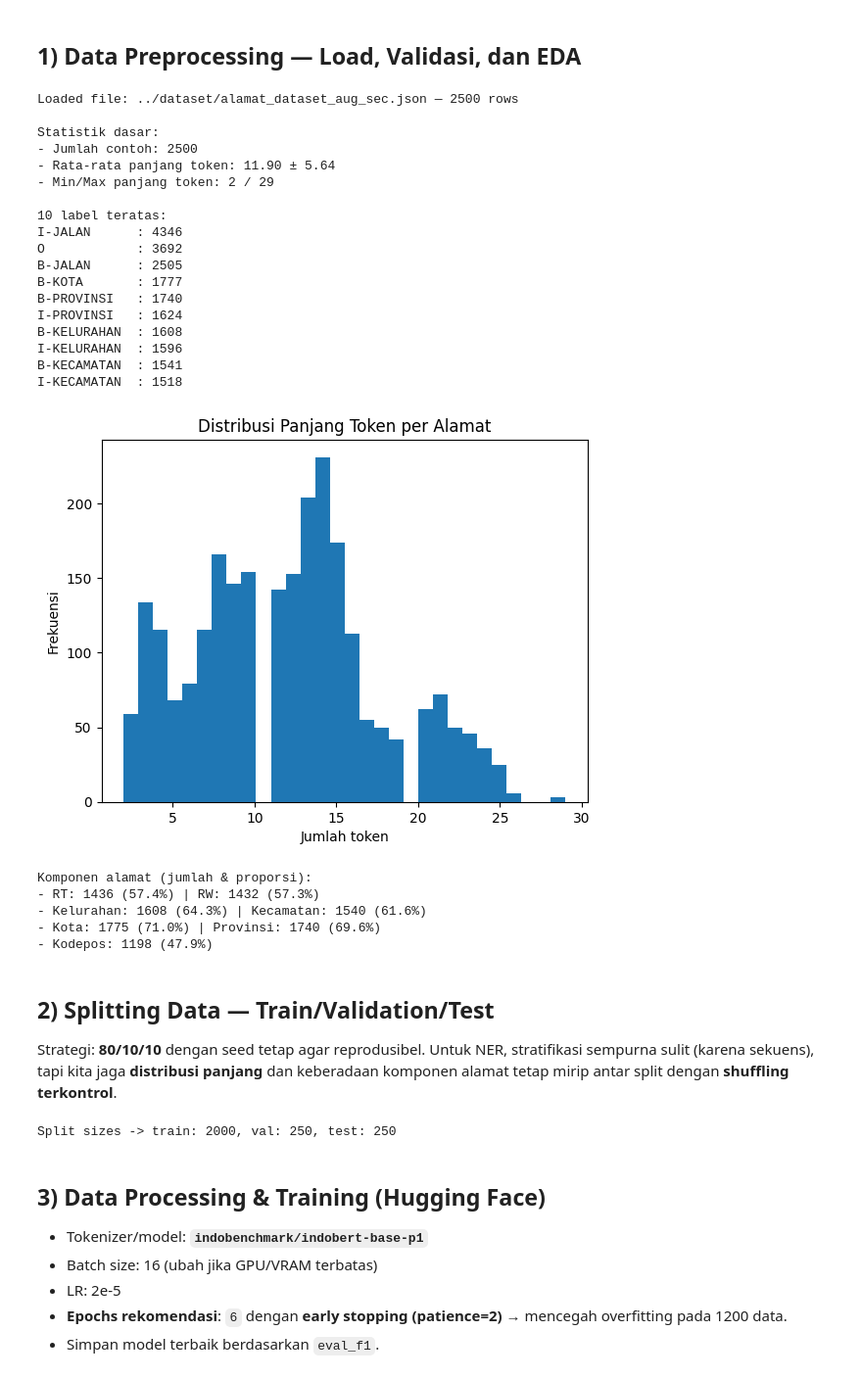
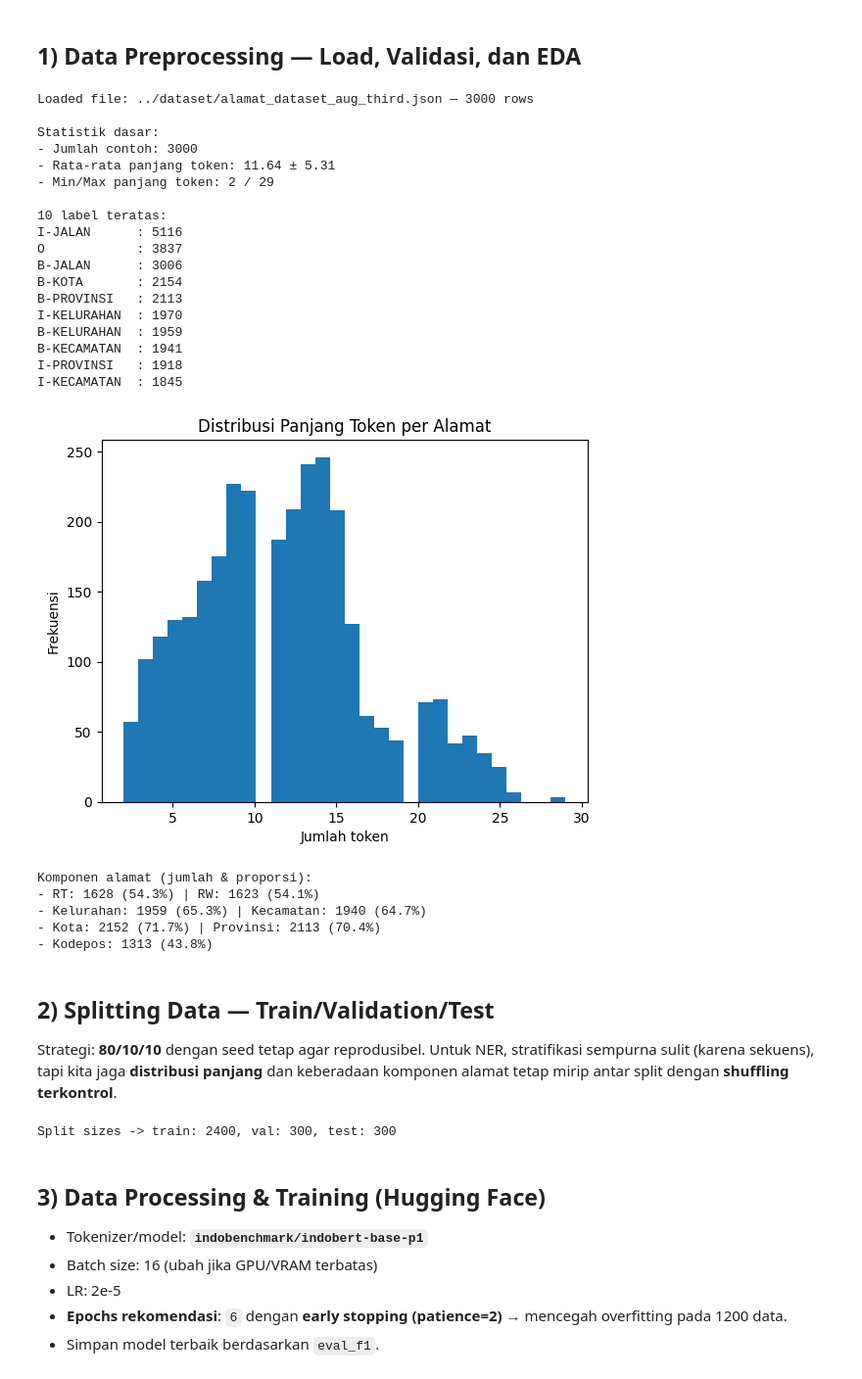
Before and after one commit to JosuaPinem/AddressParsing, a Jupyter notebook: src/model/model.ipynb, the cells around one changed output. Shown: that part at 98% size. Drawn from its saved outputs; the diff is of its cells as text; code cells hidden in the pictures.

```diff
--- a/src/model/model.ipynb
+++ b/src/model/model.ipynb
@@ -40,7 +40,7 @@ MODEL_NAME = "indobenchmark/indobert-base-p1"
 
 # Cari file dataset secara otomatis
 CANDIDATE_FILES = [
-    "../dataset/alamat_dataset_aug_sec.json",  # Lokasi di repo GitHub
+    "../dataset/alamat_dataset_aug_third.json",  # Lokasi di repo GitHub
 ]
 
 data_path = None
@@ -88,52 +88,52 @@ for k, v in label_counts.most_common(10):
 plt.figure()
 plt.hist(token_lens, bins=30)
 plt.title("Distribusi Panjang Token per Alamat")
 plt.xlabel("Jumlah token")
 plt.ylabel("Frekuensi")
 plt.show()
 
 # Info khusus: proporsi yang memiliki RT/RW, Kel/KeC, Kota, Prov
 def has_any(labels: List[str], prefix: str) -> bool:
     return any(l.startswith(prefix) for l in labels)
 
 has_rt = sum(has_any(r["labels"], "B-RT") for r in raw_data)
 has_rw = sum(has_any(r["labels"], "B-RW") for r in raw_data)
 has_kel = sum(has_any(r["labels"], "B-KELURAHAN") for r in raw_data)
 has_kec = sum(has_any(r["labels"], "B-KECAMATAN") for r in raw_data)
 has_kota = sum(has_any(r["labels"], "B-KOTA") for r in raw_data)
 has_prov = sum(has_any(r["labels"], "B-PROVINSI") for r in raw_data)
 has_kodepos = sum(has_any(r["labels"], "B-KODEPOS") for r in raw_data)
 
 print("\nKomponen alamat (jumlah & proporsi):")
 print(f"- RT: {has_rt} ({has_rt/num_examples:.1%}) | RW: {has_rw} ({has_rw/num_examples:.1%})")
 print(f"- Kelurahan: {has_kel} ({has_kel/num_examples:.1%}) | Kecamatan: {has_kec} ({has_kec/num_examples:.1%})")
 print(f"- Kota: {has_kota} ({has_kota/num_examples:.1%}) | Provinsi: {has_prov} ({has_prov/num_examples:.1%})")
 print(f"- Kodepos: {has_kodepos} ({has_kodepos/num_examples:.1%})")
 # %% [output]
-Loaded file: ../dataset/alamat_dataset_aug_sec.json — 2500 rows
+Loaded file: ../dataset/alamat_dataset_aug_third.json — 3000 rows
 
 Statistik dasar:
-- Jumlah contoh: 2500
-- Rata-rata panjang token: 11.90 ± 5.64
+- Jumlah contoh: 3000
+- Rata-rata panjang token: 11.64 ± 5.31
 - Min/Max panjang token: 2 / 29
 
 10 label teratas:
-I-JALAN      : 4346
-O            : 3692
-B-JALAN      : 2505
-B-KOTA       : 1777
-B-PROVINSI   : 1740
-I-PROVINSI   : 1624
-B-KELURAHAN  : 1608
-I-KELURAHAN  : 1596
-B-KECAMATAN  : 1541
-I-KECAMATAN  : 1518
+I-JALAN      : 5116
+O            : 3837
+B-JALAN      : 3006
+B-KOTA       : 2154
+B-PROVINSI   : 2113
+I-KELURAHAN  : 1970
+B-KELURAHAN  : 1959
+B-KECAMATAN  : 1941
+I-PROVINSI   : 1918
+I-KECAMATAN  : 1845
-[figure, old version]
+[figure, new version]
 Komponen alamat (jumlah & proporsi):
-- RT: 1436 (57.4%) | RW: 1432 (57.3%)
-- Kelurahan: 1608 (64.3%) | Kecamatan: 1540 (61.6%)
-- Kota: 1775 (71.0%) | Provinsi: 1740 (69.6%)
-- Kodepos: 1198 (47.9%)
+- RT: 1628 (54.3%) | RW: 1623 (54.1%)
+- Kelurahan: 1959 (65.3%) | Kecamatan: 1940 (64.7%)
+- Kota: 2152 (71.7%) | Provinsi: 2113 (70.4%)
+- Kodepos: 1313 (43.8%)
 # %% [markdown]
 
 ## 2) Splitting Data — Train/Validation/Test
@@ -166,7 +166,7 @@ test_data = select(raw_data, test_idx)
 
 print(f"Split sizes -> train: {len(train_data)}, val: {len(val_data)}, test: {len(test_data)}")
 # %% [output]
-Split sizes -> train: 2000, val: 250, test: 250
+Split sizes -> train: 2400, val: 300, test: 300
 # %% [markdown]
 
 ## 3) Data Processing & Training (Hugging Face)
```
Also changed, not shown: parts of 2 cells of this notebook, 6 other files.
